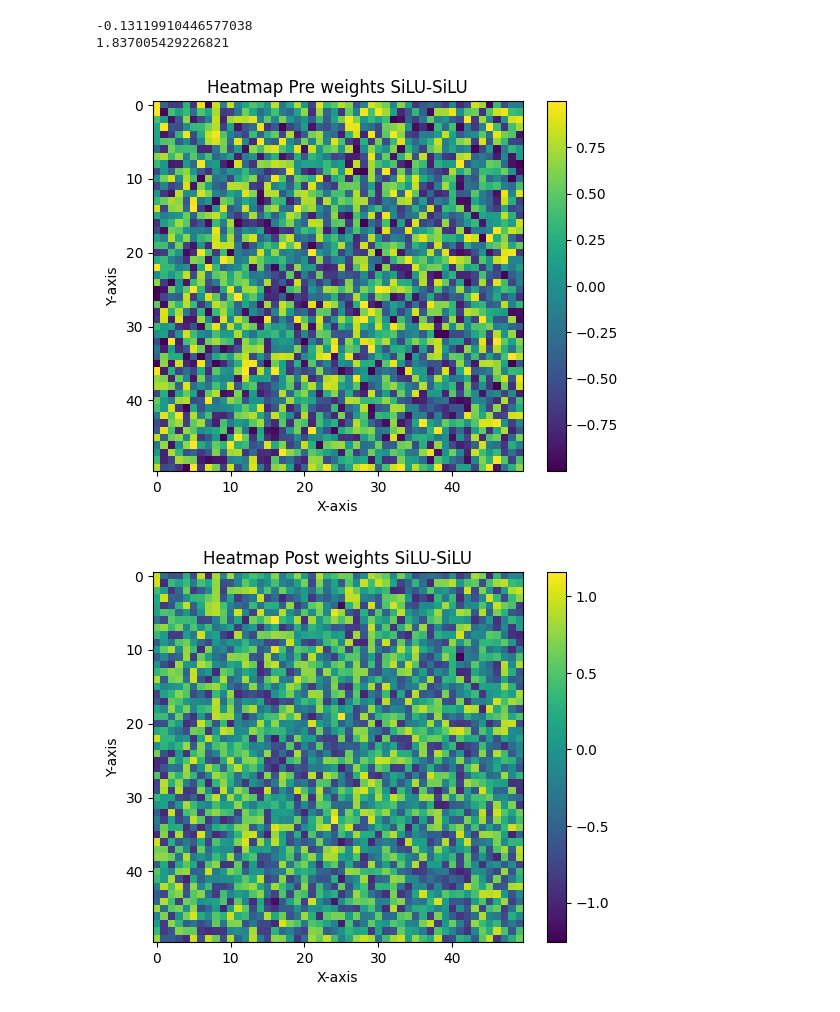
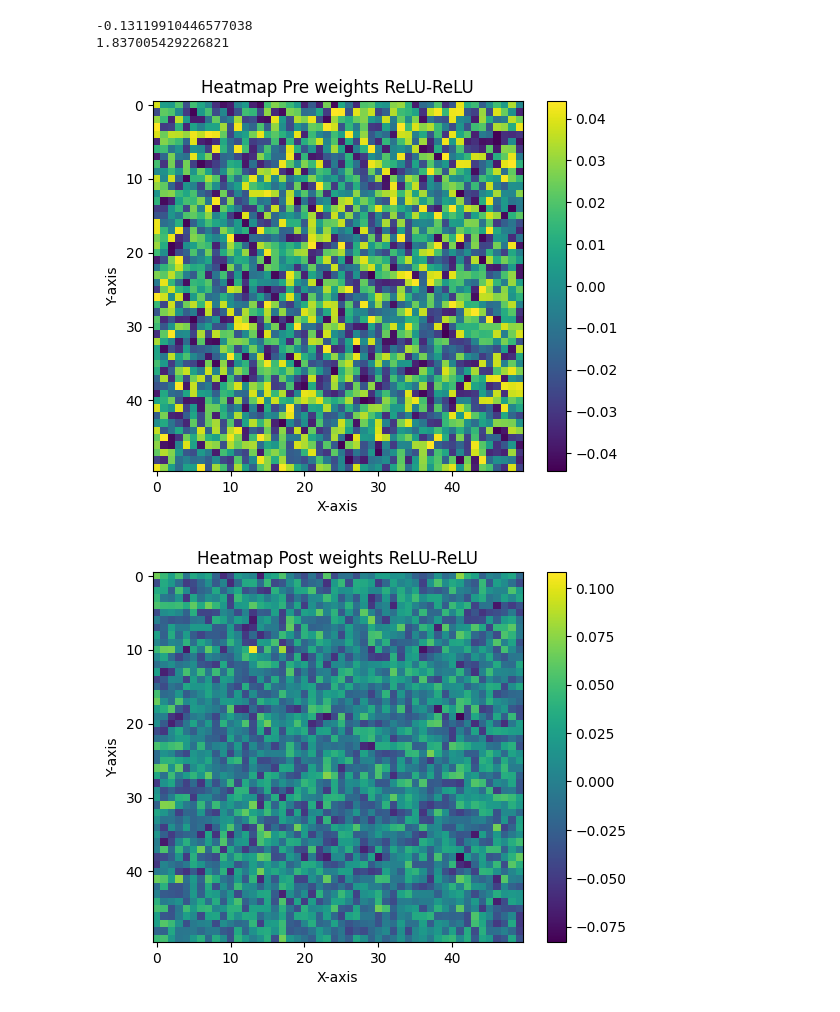
Before and after one commit to CorgiCoder-json/ANN_Noise_Study, a Jupyter notebook: ANN_Noise.ipynb, the cells around one changed output. Saved outputs shown, nothing was run; the diff lists cells and outputs as text; code cells hidden in the pictures.

```diff
--- a/ANN_Noise.ipynb
+++ b/ANN_Noise.ipynb
@@ -129,37 +135,45 @@ print(np.std((relu-sigmoid)))
 1.837005429226821
 # %%
 window = 50
-neuron_start = 20
-column_start = 20
+neuron_start = 40
+column_start = 40
+
+pre_layer = ss_pre_weight_2[neuron_start:neuron_start+window]
+post_layer = ss_post_weight_2[neuron_start:neuron_start+window]
 
 # Create the heatmap
 
 fig = plt.figure(0)
-plt.imshow([temp[column_start:column_start+window] for temp in mul_sisi_pre_weight_1[neuron_start:neuron_start+window]], cmap='viridis', interpolation='nearest')
+plt.imshow([temp[column_start:column_start+window] for temp in pre_layer], cmap='viridis', interpolation='nearest')
 
 # Add a colorbar for reference
 plt.colorbar()
 
 # Add labels (optional)
 plt.xlabel('X-axis')
 plt.ylabel('Y-axis')
-plt.title('Heatmap Pre weights SiLU-SiLU')
+plt.title('Heatmap Pre weights ReLU-ReLU')
 
 fig = plt.figure(1)
-plt.imshow([temp[column_start:column_start+window] for temp in mul_sisi_post_weight_1[neuron_start:neuron_start+window]], cmap='viridis', interpolation='nearest')
+plt.imshow([temp[column_start:column_start+window] for temp in post_layer], cmap='viridis', interpolation='nearest')
 
 # Add a colorbar for reference
 plt.colorbar()
 
 # Add labels (optional)
 plt.xlabel('X-axis')
 plt.ylabel('Y-axis')
-plt.title('Heatmap Post weights SiLU-SiLU')
+plt.title('Heatmap Post weights ReLU-ReLU')
 
-
+fig = plt.figure(2)
+plt.imshow([temp[column_start:column_start+window] for temp in post_layer-pre_layer], cmap='viridis', interpolation='nearest')
+plt.colorbar()
+plt.xlabel('X-axis')
+plt.ylabel('Y-axis')
+plt.title('Heatmap Difference weights ReLU-ReLU')
 
 # Show the plot
 plt.show()
 # %% [output]
-[figure, old version]
+[figure, new version]
-[figure, old version]
+[figure, new version]
```
Also changed, not shown: parts of 3 cells of this notebook, 13 other files.
